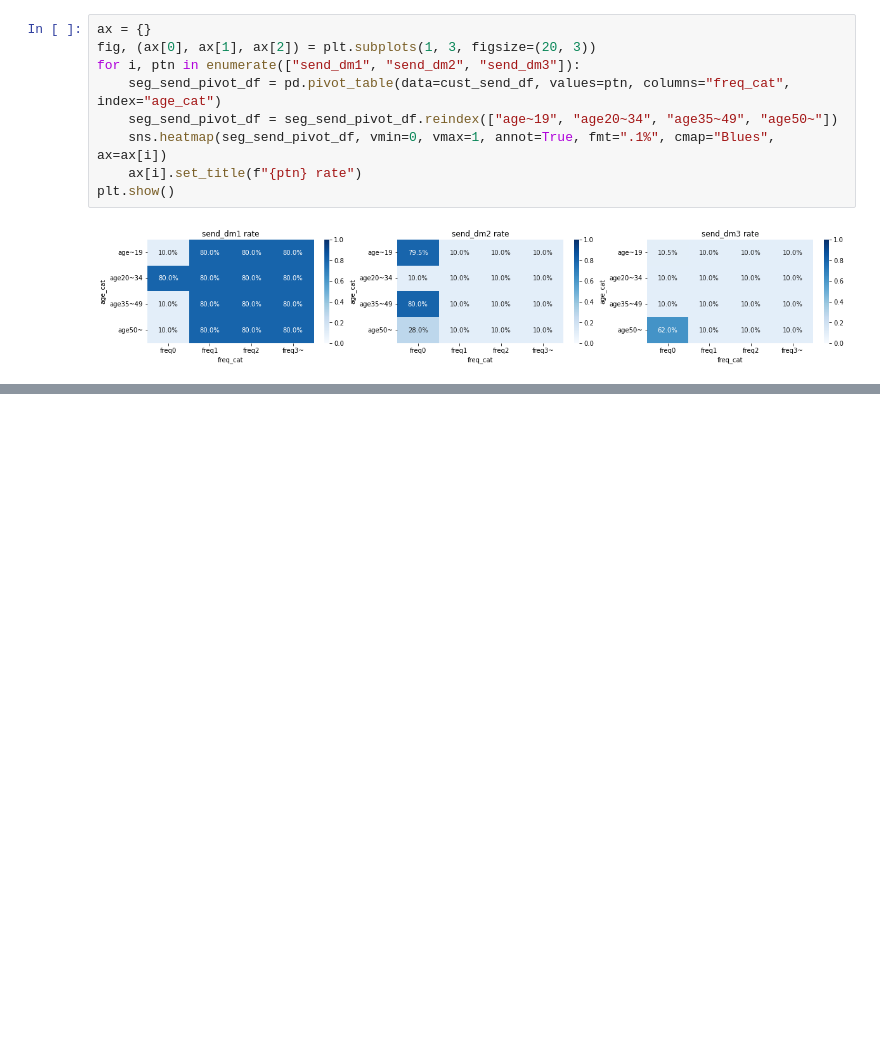
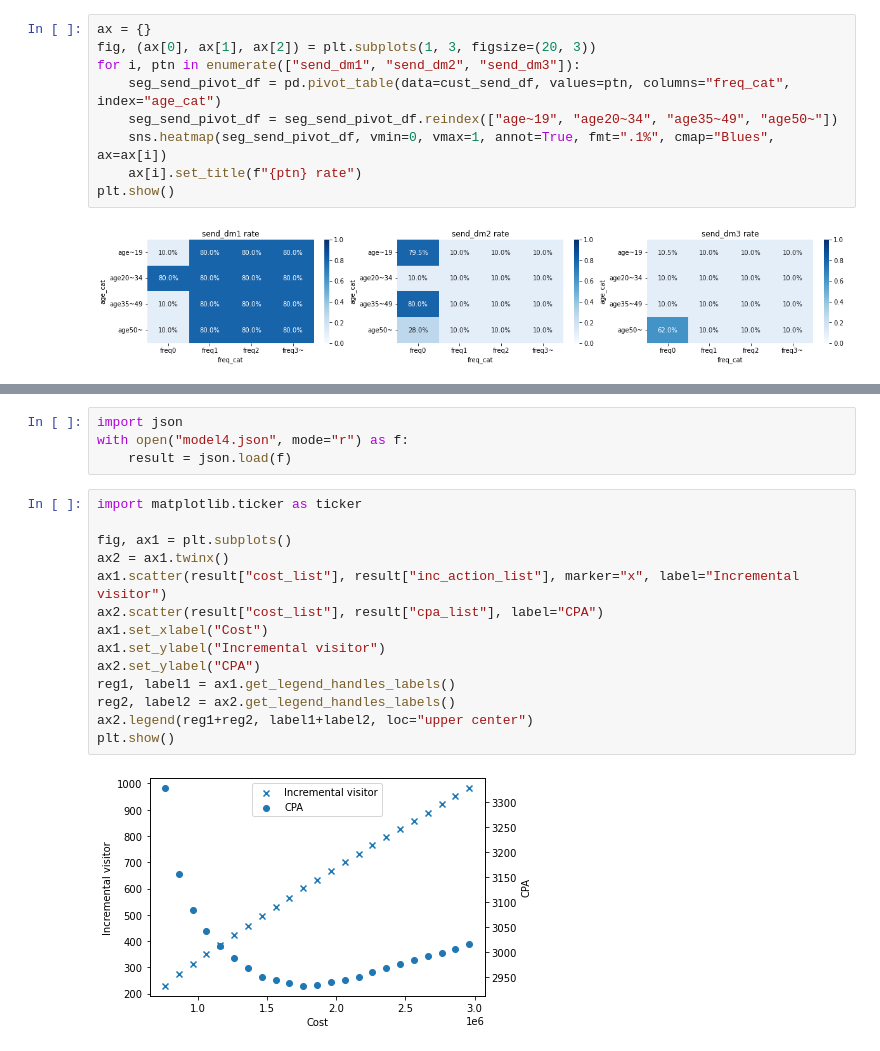
Before and after one commit to astaka-pe/math_opt, a Jupyter notebook: casestudy/chap4/result_analysis.ipynb, the cells around one changed output, grey strips where cells are left out. Cells and saved outputs as stored; diff of their text form; blank space fills up the shorter version.

```diff
--- a/casestudy/chap4/result_analysis.ipynb
+++ b/casestudy/chap4/result_analysis.ipynb
@@ -83,0 +119,20 @@ plt.show()
+# %%
+import json
+with open("model4.json", mode="r") as f:
+    result = json.load(f)
+# %%
+import matplotlib.ticker as ticker
+
+fig, ax1 = plt.subplots()
+ax2 = ax1.twinx()
+ax1.scatter(result["cost_list"], result["inc_action_list"], marker="x", label="Incremental visitor")
+ax2.scatter(result["cost_list"], result["cpa_list"], label="CPA")
+ax1.set_xlabel("Cost")
+ax1.set_ylabel("Incremental visitor")
+ax2.set_ylabel("CPA")
+reg1, label1 = ax1.get_legend_handles_labels()
+reg2, label2 = ax2.get_legend_handles_labels()
+ax2.legend(reg1+reg2, label1+label2, loc="upper center")
+plt.show()
+# %% [output]
+[figure, added]
```
Also changed, not shown: parts of 5 cells of this notebook, 8 other files.
